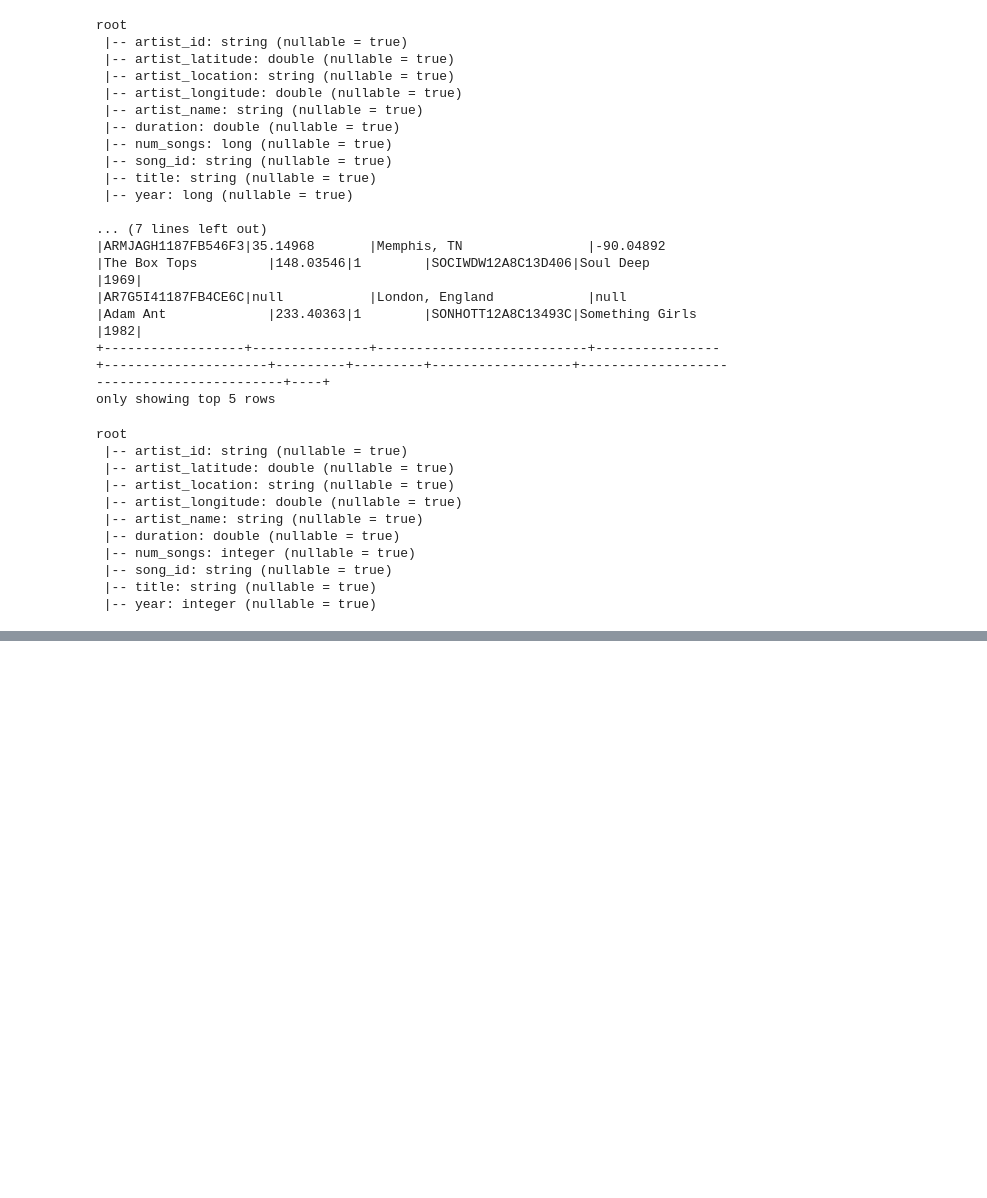
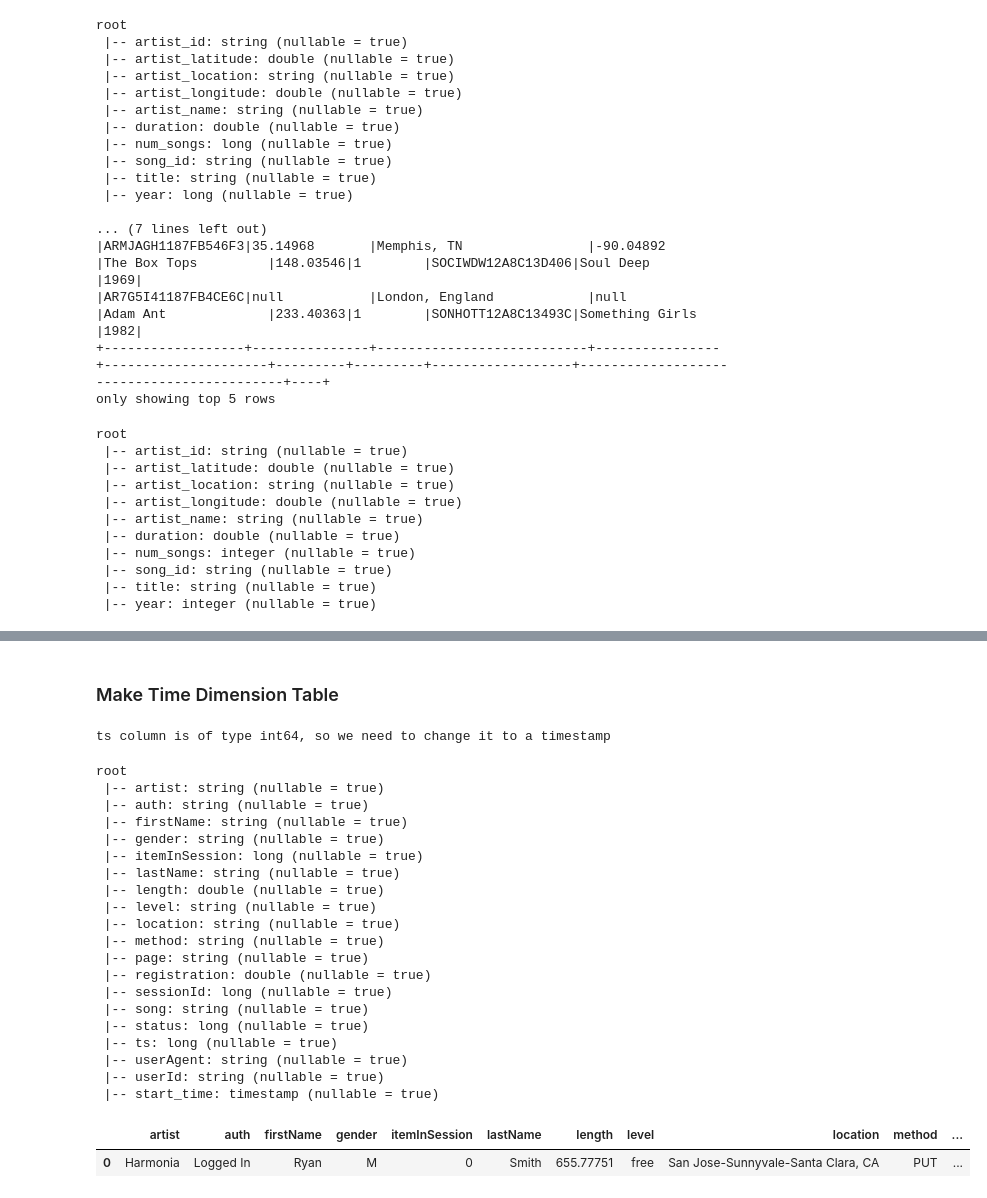
Before and after one commit to chriseal/udacity_data_engineering_nanodegree, a Jupyter notebook: 4data_lakes_w_spark/project/scratchwork.ipynb, the cells around one changed output, grey strips where cells are left out. Cells and saved outputs as stored; diff of their text form; code cells hidden in the pictures; blank space fills up the shorter version.

```diff
--- a/4data_lakes_w_spark/project/scratchwork.ipynb
+++ b/4data_lakes_w_spark/project/scratchwork.ipynb
@@ -147,0 +217,36 @@ print(artists_table.toPandas().head())
+# %% [markdown]
+### Make Time Dimension Table
+# %%
+print("ts column is of type {}, so we need to change it to a timestamp".format(df.toPandas()['ts'].dtype))
+# %% [output]
+ts column is of type int64, so we need to change it to a timestamp
+# %%
+# create timestamp column from original timestamp column
+from pyspark.sql.types import TimestampType as Tmstp
+get_timestamp = udf(lambda x: datetime.datetime.fromtimestamp(x / 1000.0), returnType=Tmstp())
+df = df.withColumn("start_time", get_timestamp(df.ts))
+df.printSchema()
+df.toPandas().head(1)
+# %% [output]
+root
+ |-- artist: string (nullable = true)
+ |-- auth: string (nullable = true)
+ |-- firstName: string (nullable = true)
+ |-- gender: string (nullable = true)
+ |-- itemInSession: long (nullable = true)
+ |-- lastName: string (nullable = true)
+ |-- length: double (nullable = true)
+ |-- level: string (nullable = true)
+ |-- location: string (nullable = true)
+ |-- method: string (nullable = true)
+ |-- page: string (nullable = true)
+ |-- registration: double (nullable = true)
+ |-- sessionId: long (nullable = true)
+ |-- song: string (nullable = true)
+ |-- status: long (nullable = true)
+ |-- ts: long (nullable = true)
+ |-- userAgent: string (nullable = true)
+ |-- userId: string (nullable = true)
+ |-- start_time: timestamp (nullable = true)
+|  | artist | auth | firstName | gender | itemInSession | lastName | length | level | location | method | ... |
+| 0 | Harmonia | Logged In | Ryan | M | 0 | Smith | 655.77751 | free | San Jose-Sunnyvale-Santa Clara, CA | PUT | ... |
```
Also changed, not shown: parts of 26 cells of this notebook, 2 other files.
